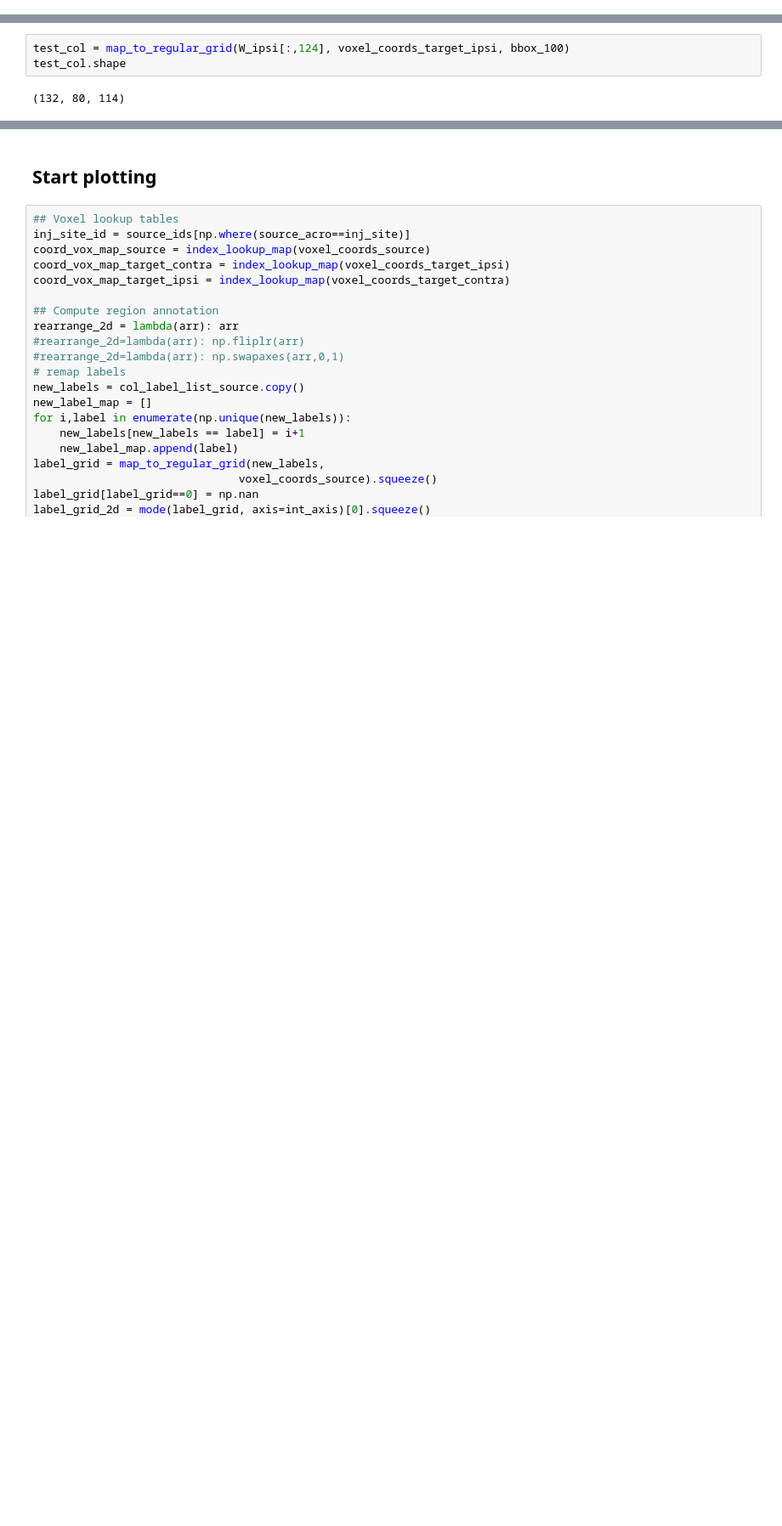
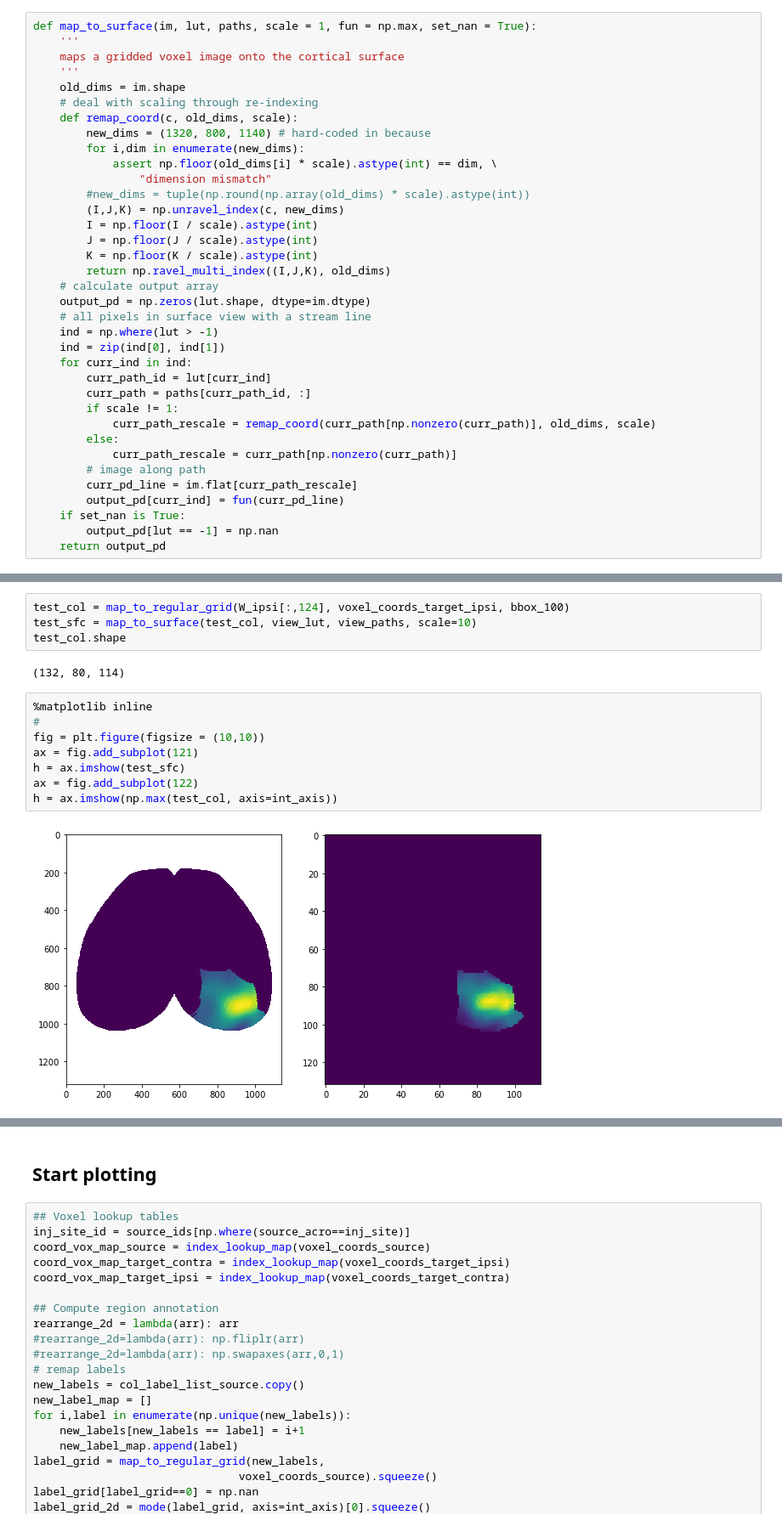
Before and after one commit to kamdh/allen-voxel-network, a Jupyter notebook: plotting_notebook.ipynb, the cells around one changed output, grey strips where cells are left out. Shown at 85% size. Drawn from its saved outputs; the diff is of its cells as text; blank space fills up the shorter version.

```diff
--- a/plotting_notebook.ipynb
+++ b/plotting_notebook.ipynb
@@ -133,0 +77,36 @@ array([[ 402.],
+# %%
+def map_to_surface(im, lut, paths, scale = 1, fun = np.max, set_nan = True):
+    '''
+    maps a gridded voxel image onto the cortical surface
+    '''
+    old_dims = im.shape
+    # deal with scaling through re-indexing
+    def remap_coord(c, old_dims, scale):
+        new_dims = (1320, 800, 1140) # hard-coded in because
+        for i,dim in enumerate(new_dims):
+            assert np.floor(old_dims[i] * scale).astype(int) == dim, \
+                "dimension mismatch"
+        #new_dims = tuple(np.round(np.array(old_dims) * scale).astype(int))
+        (I,J,K) = np.unravel_index(c, new_dims)
+        I = np.floor(I / scale).astype(int)
+        J = np.floor(J / scale).astype(int)
+        K = np.floor(K / scale).astype(int)
+        return np.ravel_multi_index((I,J,K), old_dims)
+    # calculate output array
+    output_pd = np.zeros(lut.shape, dtype=im.dtype)
+    # all pixels in surface view with a stream line
+    ind = np.where(lut > -1)
+    ind = zip(ind[0], ind[1])
+    for curr_ind in ind:
+        curr_path_id = lut[curr_ind]
+        curr_path = paths[curr_path_id, :]
+        if scale != 1:
+            curr_path_rescale = remap_coord(curr_path[np.nonzero(curr_path)], old_dims, scale)
+        else:
+            curr_path_rescale = curr_path[np.nonzero(curr_path)]
+        # image along path
+        curr_pd_line = im.flat[curr_path_rescale]
+        output_pd[curr_ind] = fun(curr_pd_line)
+    if set_nan is True:
+        output_pd[lut == -1] = np.nan
+    return output_pd
@@ -134,5 +115,16 @@ array([[ 402.],
 # %%
 test_col = map_to_regular_grid(W_ipsi[:,124], voxel_coords_target_ipsi, bbox_100)
+test_sfc = map_to_surface(test_col, view_lut, view_paths, scale=10)
 test_col.shape
 # %% [output]
 (132, 80, 114)
+# %%
+%matplotlib inline
+#
+fig = plt.figure(figsize = (10,10))
+ax = fig.add_subplot(121)
+h = ax.imshow(test_sfc)
+ax = fig.add_subplot(122)
+h = ax.imshow(np.max(test_col, axis=int_axis))
+# %% [output]
+[figure, added]
```
Also changed, not shown: parts of 20 cells of this notebook, 2 other files.
